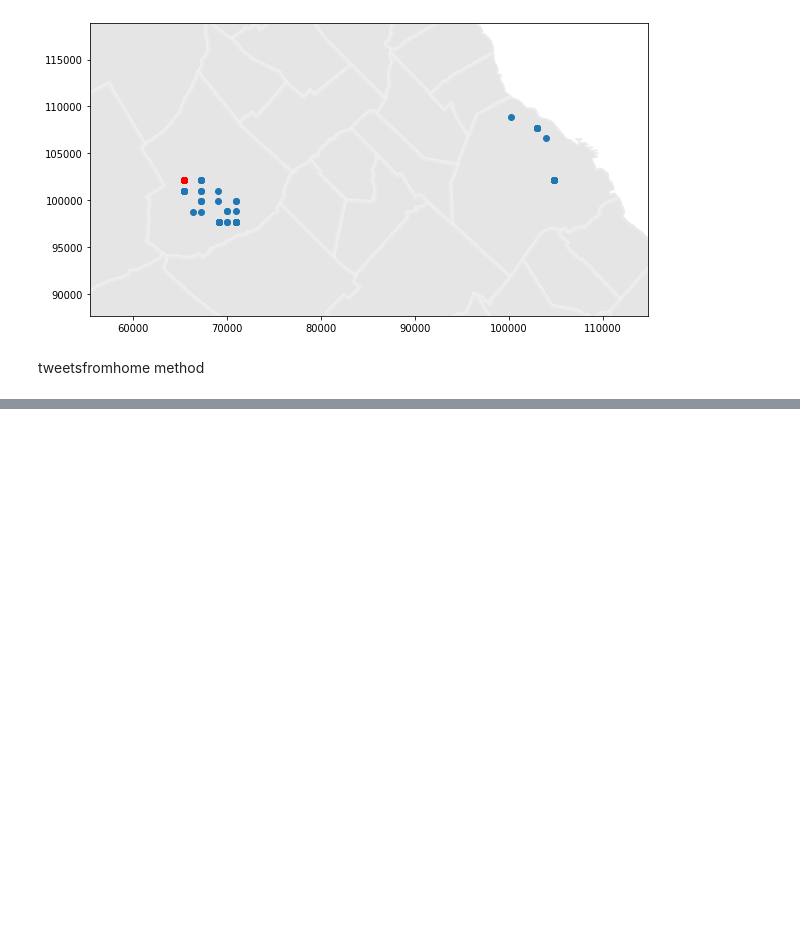
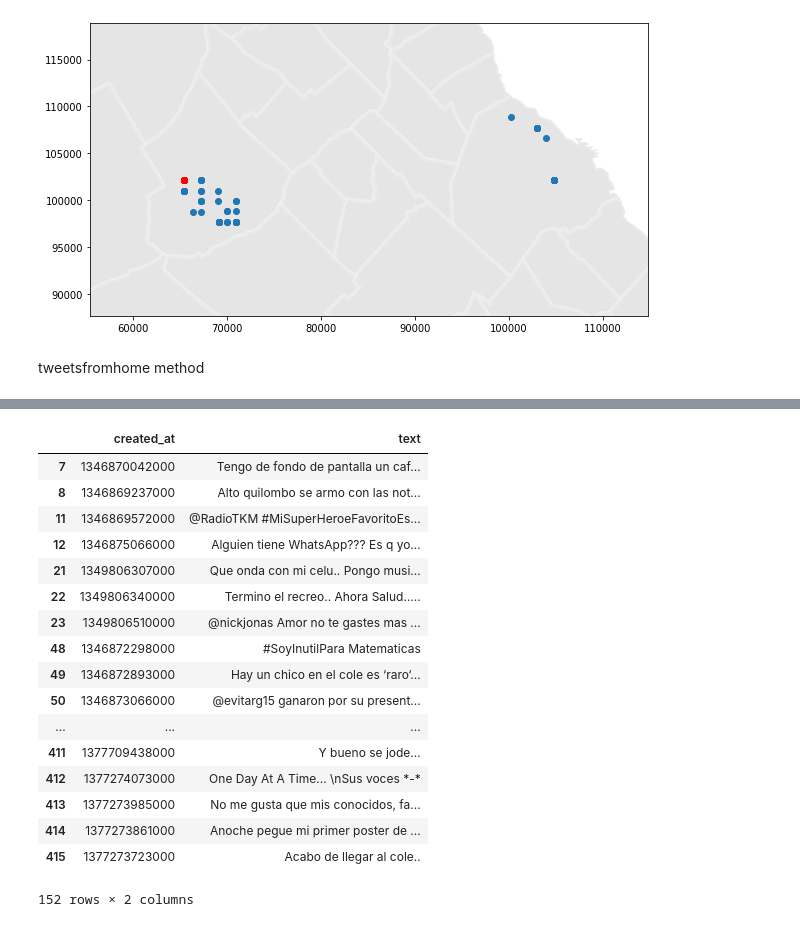
Before and after one commit to rpasquini/twitter_and_displacement, a Jupyter notebook: notebooks/Example of find_home function and methods.ipynb, the cells around one changed output, grey strips where cells are left out. Drawn from its saved outputs; the diff is of its cells as text; code cells hidden in the pictures; blank space fills up the shorter version.

```diff
--- a/notebooks/Example of find_home function and methods.ipynb
+++ b/notebooks/Example of find_home function and methods.ipynb
@@ -49,0 +50,21 @@ result.tweetsfromhome()
+# %%
+result.tweetsfromwork()[['created_at','text']]
+# %% [output]
+|  | created_at | text |
+| 7 | 1346870042000 | Tengo de fondo de pantalla un caf... |
+| 8 | 1346869237000 | Alto quilombo se armo con las not... |
+| 11 | 1346869572000 | @RadioTKM #MiSuperHeroeFavoritoEs... |
+| 12 | 1346875066000 | Alguien tiene WhatsApp??? Es q yo... |
+| 21 | 1349806307000 | Que onda con mi celu.. Pongo musi... |
+| 22 | 1349806340000 | Termino el recreo.. Ahora Salud..... |
+| 23 | 1349806510000 | @nickjonas Amor no te gastes mas ... |
+| 48 | 1346872298000 | #SoyInutilPara Matematicas |
+| 49 | 1346872893000 | Hay un chico en el cole es ‘raro‘... |
+| 50 | 1346873066000 | @evitarg15 ganaron por su present... |
+| ... | ... | ... |
+| 411 | 1377709438000 | Y bueno se jode... |
+| 412 | 1377274073000 | One Day At A Time... \nSus voces *-* |
+| 413 | 1377273985000 | No me gusta que mis conocidos, fa... |
+| 414 | 1377273861000 | Anoche pegue mi primer poster de ... |
+| 415 | 1377273723000 | Acabo de llegar al cole.. |
+152 rows × 2 columns
```
Also changed, not shown: parts of 1 cell of this notebook.
